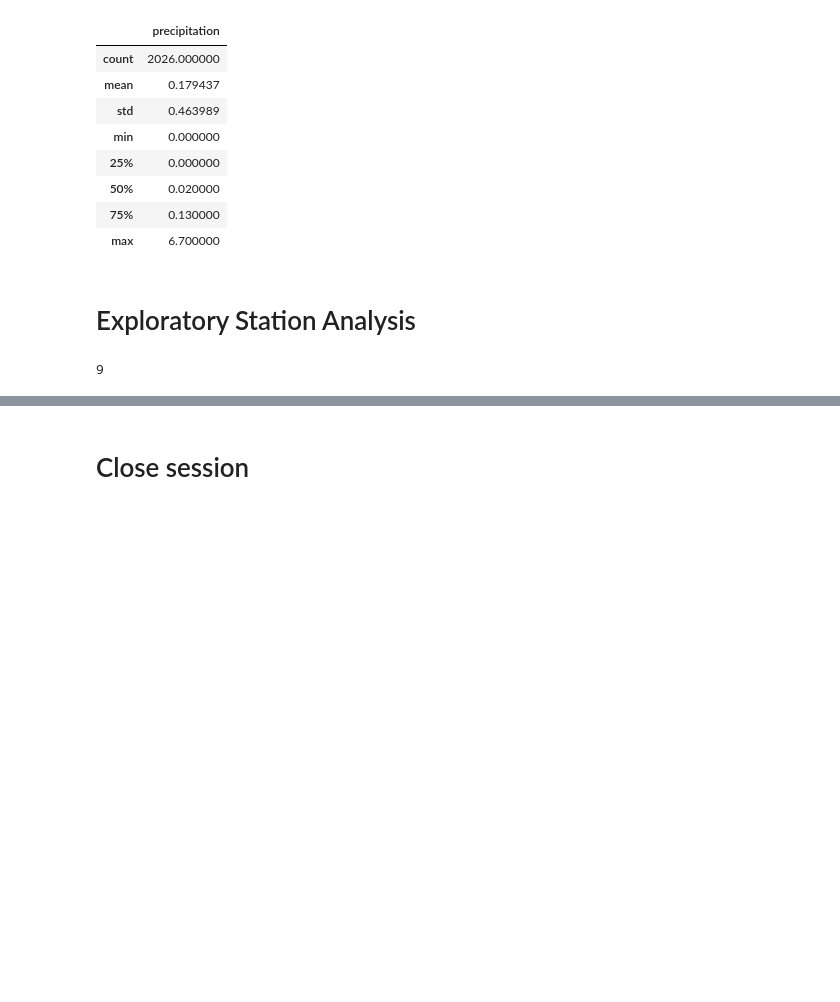
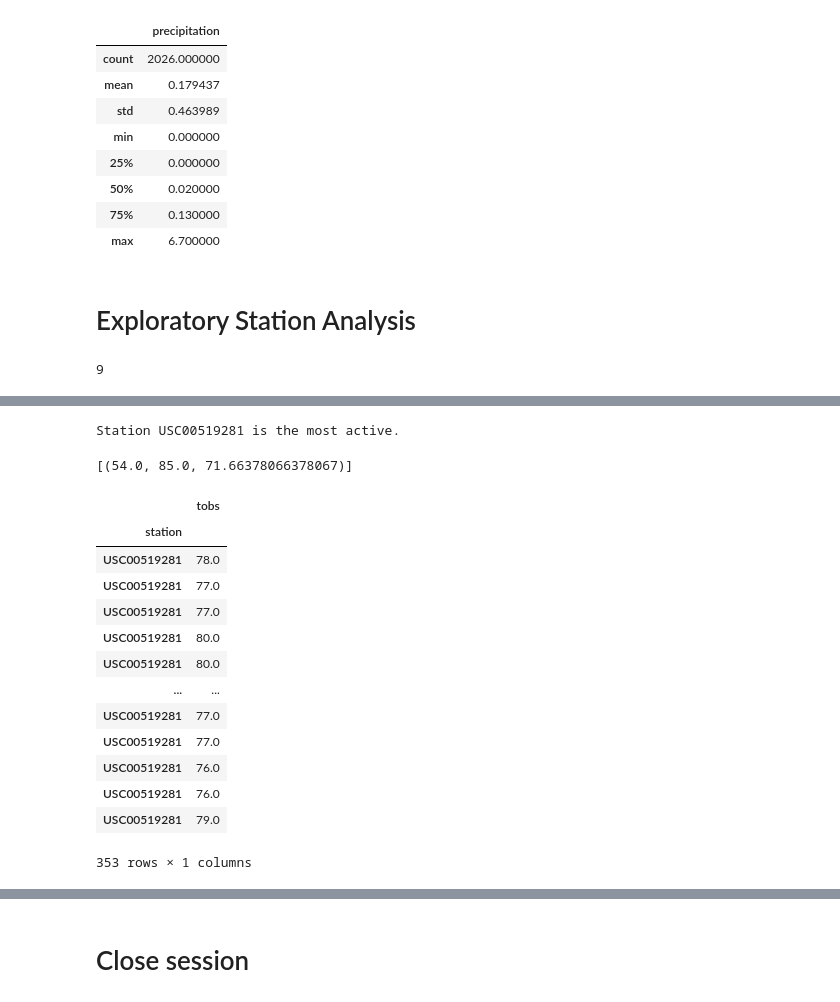
Before and after one commit to aschultz10/sqlalchemy-challenge, a Jupyter notebook: climate_starter.ipynb, the cells around one changed output, grey strips where cells are left out. Saved outputs shown, nothing was run; the diff lists cells and outputs as text; code cells hidden in the pictures; blank space fills up the shorter version.

```diff
--- a/climate_starter.ipynb
+++ b/climate_starter.ipynb
@@ -160,5 +170,35 @@ activestations = session.query
+# %%
+mostactivestation = activestations[0][0]
+print(f"Station {mostactivestation} is the most active.")
+# %% [output]
+Station USC00519281 is the most active.
 # %%
 # Using the most active station id from the previous query, calculate the lowest, highest, and average temperature.
+session.query(func.min(Measurement.tobs), func.max(Measurement.tobs), func.avg(Measurement.tobs)).filter(Measurement.station == mostactivestation).all()
+# %% [output]
+[(54.0, 85.0, 71.66378066378067)]
 # %%
 # Using the most active station id
 # Query the last 12 months of temperature observation data for this station and plot the results as a histogram
+filtered = session.query(Measurement.station, Measurement.tobs).filter(Measurement.station == mostactivestation).filter(Measurement.date >= oneyearago).all()
+
+
+#Set index and Create Dataframe
+tobsdf = pd.DataFrame(filtered)
+tobsdf.set_index('station', inplace=True)
+tobsdf
+# %% [output]
+|  | tobs |
+| station |  |
+| USC00519281 | 78.0 |
+| USC00519281 | 77.0 |
+| USC00519281 | 77.0 |
+| USC00519281 | 80.0 |
+| USC00519281 | 80.0 |
+| ... | ... |
+| USC00519281 | 77.0 |
+| USC00519281 | 77.0 |
+| USC00519281 | 76.0 |
+| USC00519281 | 76.0 |
+| USC00519281 | 79.0 |
+353 rows × 1 columns
```
Also changed, not shown: parts of 4 cells of this notebook, 1 other file.
